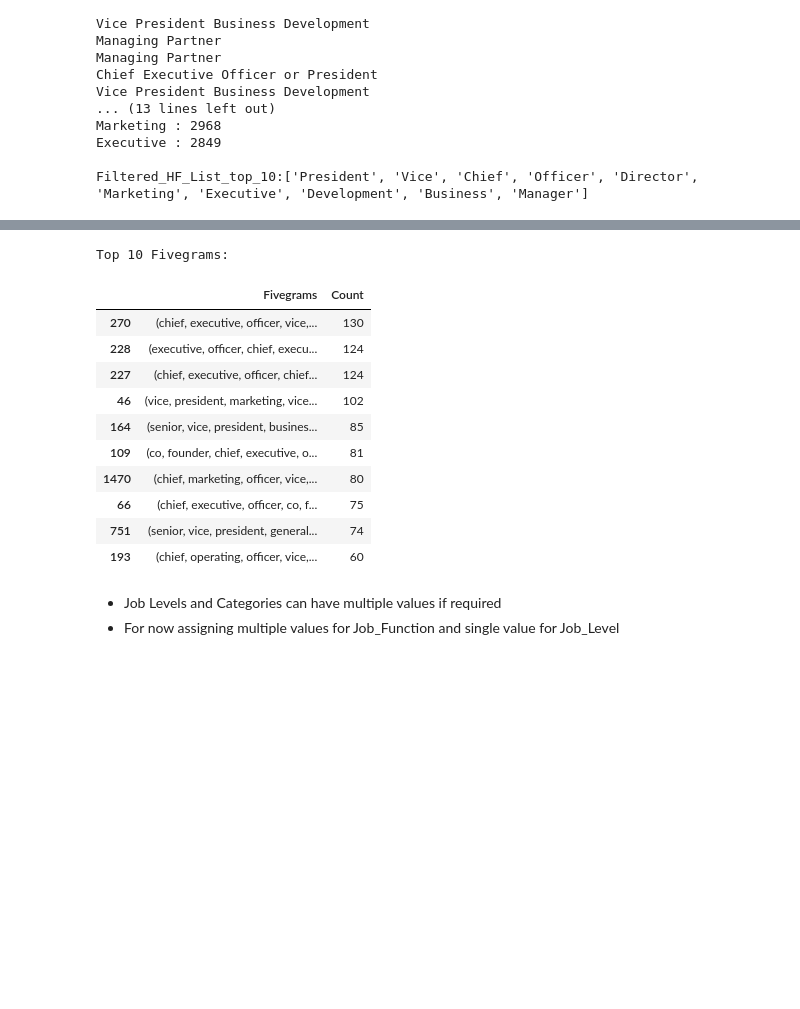
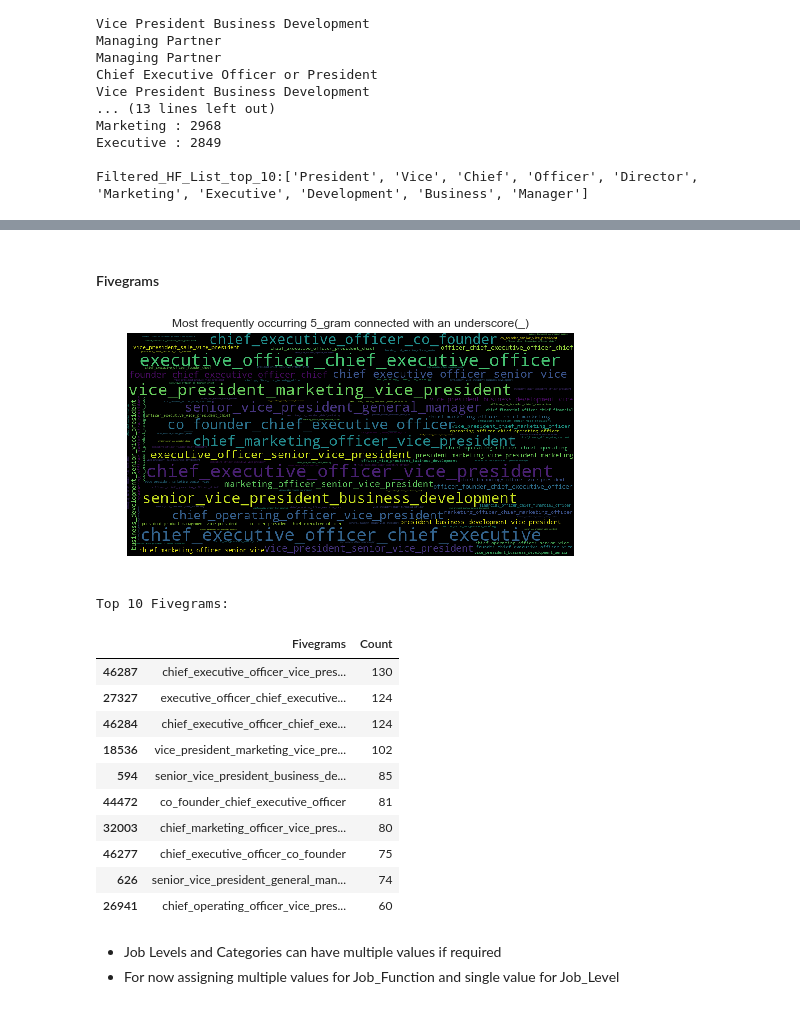
Before and after one commit to rahulraghatate/jobtitle_to_function_mapping_challenge, a Jupyter notebook: job_title_to_function.ipynb, the cells around one changed output, grey strips where cells are left out. Saved outputs shown, nothing was run; the diff lists cells and outputs as text; code cells hidden in the pictures; blank space fills up the shorter version.

```diff
--- a/job_title_to_function.ipynb
+++ b/job_title_to_function.ipynb
@@ -193,0 +173,30 @@ wordCloud = WordCloud(collocations=False,max_words=WC_max_words, height=WC_heigh
+# %%
+# Set word cloud params
+WC_height = 500
+WC_width = 1000
+WC_max_words = 100
+
+#wordcloud model
+wordCloud = WordCloud(collocations=False,max_words=WC_max_words, height=WC_height, width=WC_width)
+
+def ngram_wordcloud(token_list,n=3):
+
+    n_gram_dict=dict(Counter(ngrams(token_list,n)))
+    scoredList = sorted(n_gram_dict, key=itemgetter(1), reverse=True)
+    listLen = len(scoredList)
+    word_dict = {}
+    for i in range(0,len(scoredList)):
+        new_key=str('_'.join(scoredList[i]))
+        old_key=scoredList[i]
+        word_dict[new_key] = n_gram_dict[old_key]
+
+    wordCloud.generate_from_frequencies(word_dict)
+    plt.title('Most frequently occurring '+str(n)+'_gram connected with an underscore(_)')
+    plt.imshow(wordCloud)
+    plt.axis("off")
+    plt.show()
+    file_name="WordCloud_"+str(n)+"grams_frequent_words.png"
+    wordCloud.to_file(file_name)
+
+    #return the dict
+    return word_dict
@@ -306,19 +295,25 @@ Top 10 Fourgrams:
+# %% [markdown]
+#### Fivegrams
 # %%
+fivegrams = ngram_wordcloud(text_content,5)
+fivegrams = pd.DataFrame.from_dict(fivegrams,orient='index').reset_index()
+fivegrams.columns=['Fivegrams','Count']
 print('\n'+'Top 10 Fivegrams:')
 fivegrams.sort_values('Count',ascending=False).head(10)
 # %% [output]
+[figure, added]
 Top 10 Fivegrams:
 |  | Fivegrams | Count |
-| 270 | (chief, executive, officer, vice,... | 130 |
-| 228 | (executive, officer, chief, execu... | 124 |
-| 227 | (chief, executive, officer, chief... | 124 |
-| 46 | (vice, president, marketing, vice... | 102 |
-| 164 | (senior, vice, president, busines... | 85 |
-| 109 | (co, founder, chief, executive, o... | 81 |
-| 1470 | (chief, marketing, officer, vice,... | 80 |
-| 66 | (chief, executive, officer, co, f... | 75 |
-| 751 | (senior, vice, president, general... | 74 |
-| 193 | (chief, operating, officer, vice,... | 60 |
+| 46287 | chief_executive_officer_vice_pres... | 130 |
+| 27327 | executive_officer_chief_executive... | 124 |
+| 46284 | chief_executive_officer_chief_exe... | 124 |
+| 18536 | vice_president_marketing_vice_pre... | 102 |
+| 594 | senior_vice_president_business_de... | 85 |
+| 44472 | co_founder_chief_executive_officer | 81 |
+| 32003 | chief_marketing_officer_vice_pres... | 80 |
+| 46277 | chief_executive_officer_co_founder | 75 |
+| 626 | senior_vice_president_general_man... | 74 |
+| 26941 | chief_operating_officer_vice_pres... | 60 |
 # %%
 #Load saved lookups created using lookups.py
 level_dict=load_obj('Job_Levels')
```
Also changed, not shown: parts of 27 cells of this notebook, 6 other files.
